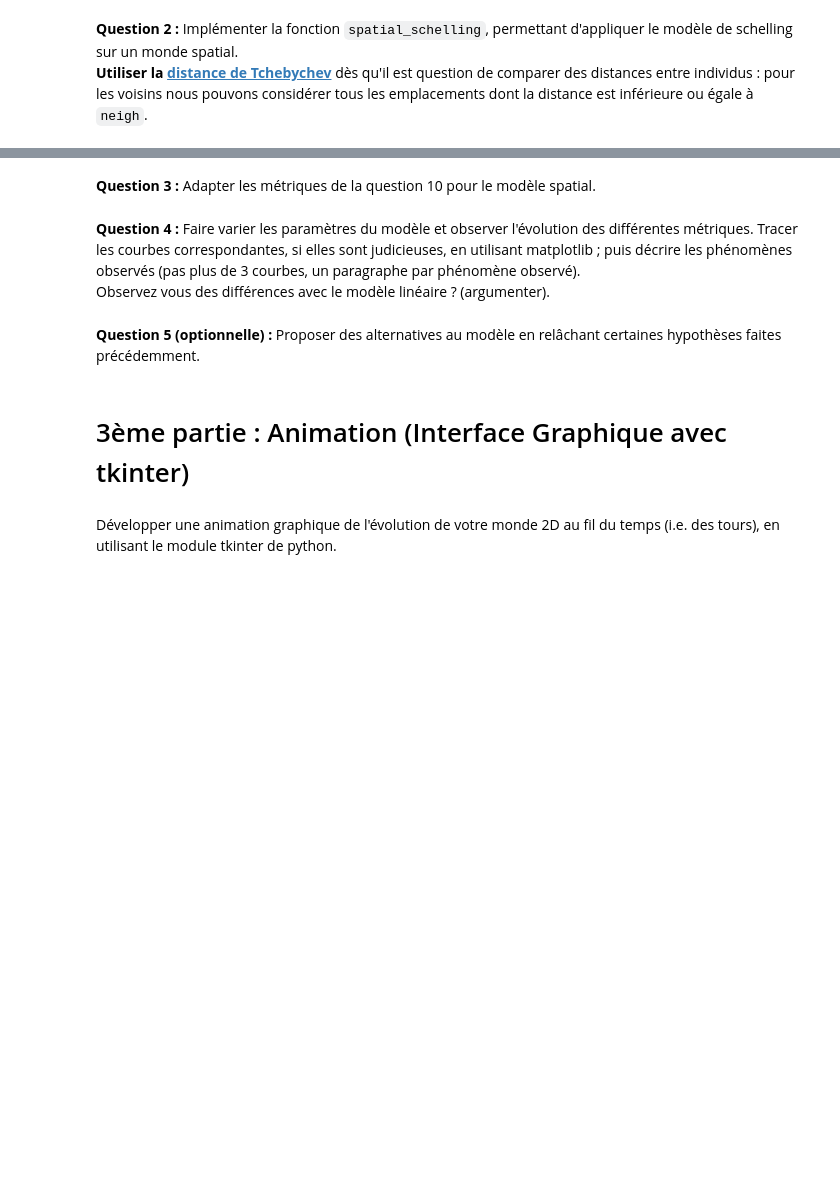
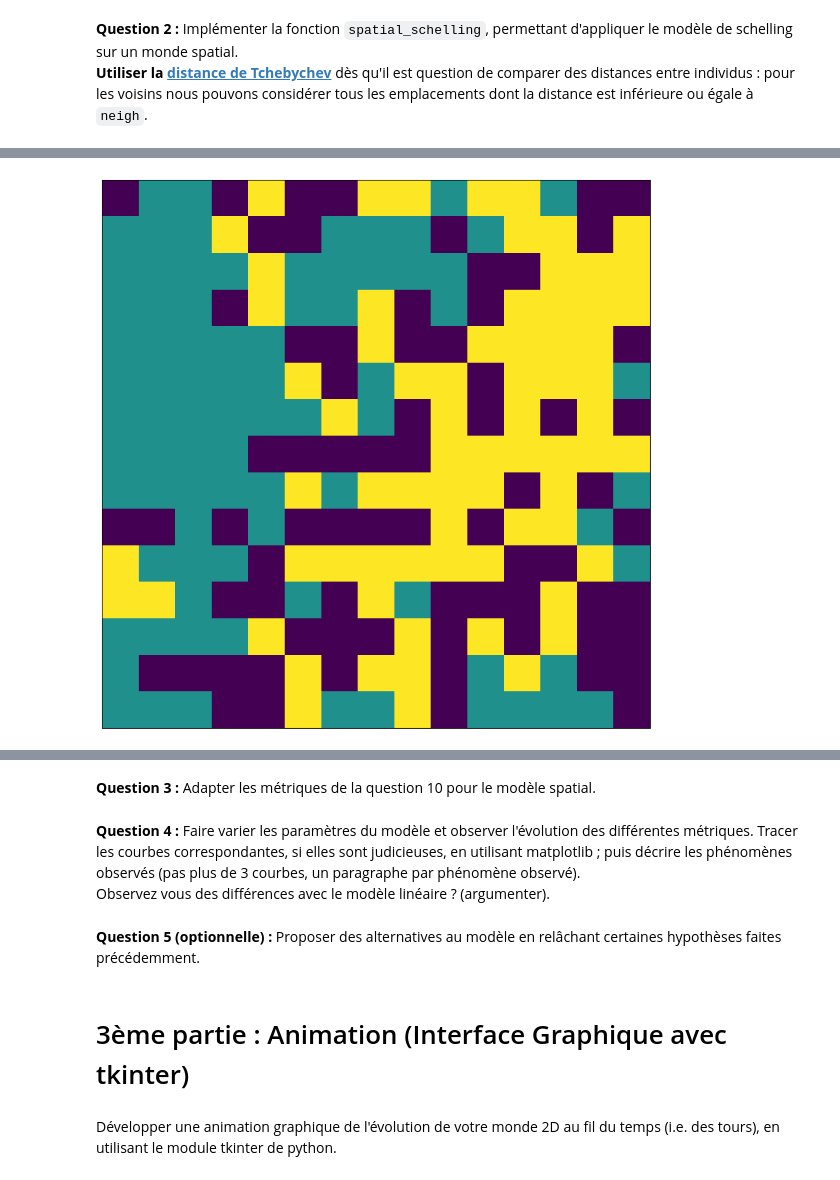
Before and after one commit to Paradise-Dami/Cours-Sorbonne-Imad, a Jupyter notebook: are dynamique/Schelling.ipynb, the cells around one changed output, grey strips where cells are left out. Drawn from its saved outputs; the diff is of its cells as text; code cells hidden in the pictures; blank space fills up the shorter version.

````diff
--- a/are dynamique/Schelling.ipynb
+++ b/are dynamique/Schelling.ipynb
@@ -336,9 +334,9 @@ Il est alors plus aisé d’introduire des localisations non occupées. Dans ce
 # %%
 # Paramètres du modèle Schelling (à modifier, ne pas oublier de réexécuter la cellule)
 neigh = 1       # Taille du voisinage
-threshold = 0.5 # Seuil de satisfaction
-max_iter = 5    # Nombre de tours
-n,m = 7,7       # Taille du monde (n,m)
+threshold = 0.70 # Seuil de satisfaction
+max_iter = 12    # Nombre de tours
+n,m = 15,15       # Taille du monde (n,m)
 # %% [markdown]
 **Question 1** : Implanter la fonction ```generate_spatial_world``` permettant de générer des mondes spatiaux aléatoirement (de même : s'interroger sur les paramètres nécessaires). Utiliser ```numpy.array```.
 *Indice* : Pour un emplacement innocupé, nous pouvons créer un nouveau type.
@@ -347,6 +345,6 @@ import numpy as np
 
 def generate_spacial_world(n,m):
     return np.array([np.random.randint(-1,2,m) for i in range(n)])
-x=generate_spacial_world(3,3)
+x=generate_spacial_world(n,m)
 x
 # %% [output]
@@ -363,35 +374,34 @@ def spatial_neighborhood(cells,x,y,neigh,indMaisonVide):
         for j in range(len(cells[i])):
             distanceSchelling=max(abs(x-i),abs(y-j))
             if distanceSchelling<=neigh and distanceSchelling!=0 and cells[i][j]!=indMaisonVide:
-                lesvoisis.append(cells[i][j])
+                lesvoisis.append([i,j])
     return lesvoisis
 
 
-def satisfaction_ratio_spatial(cells,x,y,neigh):
-    voisins=spatial_neighborhood(cells,x,y,neigh,-1)
-    individu=cells[x][y]
+def satisfaction_ratio_spatial(cells,x1,y1,neigh,indMaisonVide):
+    voisins=spatial_neighborhood(cells,x1,y1,neigh,indMaisonVide)
+    individu=cells[x1][y1]
     ratioVoisinsMemeType=0
     for i in voisins:
-        if i==individu:
+        x2,y2=i[0],i[1]
+        if individu==cells[x2,y2]:
             ratioVoisinsMemeType+=1
+        elif (individu!=cells[x2,y2]) and (individu!=indMaisonVide):
+            ratioVoisinsMemeType+=-1
+    if ratioVoisinsMemeType==0:
+        return 0
     return ratioVoisinsMemeType/len(voisins)
 
-def is_happy_spatial(cells,x,y,neigh,threshold):
-    tauxSatisfaction=satisfaction_ratio_spatial(cells,x,y,neigh)
+def is_happy_spatial(cells,x,y,neigh,threshold,indMaisonVide):
+    tauxSatisfaction=satisfaction_ratio_spatial(cells,x,y,neigh,indMaisonVide)
     return tauxSatisfaction >= threshold
 
-def print_satisfaction_spatial(cells,x,y,neigh,threshold):
-    listeSatisfaction = []
-    for i in cells:
-        listeSatisfaction.append(is_happy(cells,x,y,neigh,threshold))
-    return listeSatisfaction
+def relocation_spatial(cells,x1,y1,x2,y2):
+    nouveau_cells = np.copy(cells)
+    nouveau_cells[x2][y2]=nouveau_cells[x1][y1]
+    nouveau_cells[x1][y1] = cells[x2][y2]
+    return nouveau_cells
 
-def relocation_spatial(cells,x1,y1,x2,y2,indMaisonVide):
-    nouveau_cells = cells.copy()
-    if nouveau_cells[x2][y2] != indMaisonVide:
-        nouveau_cells[x2][y2]=nouveau_cells[x1][y1]
-        nouveau_cells[x1][y1] = cells[x2][y2]
-    return nouveau_cells
 
 def nearest_satisfying_spatial(cells,x,y,neigh,indMaisonVide,threshold):
     localisationsPossibles = []
@@ -402,16 +412,37 @@ def nearest_satisfying_spatial(cells,x,y,neigh,indMaisonVide,threshold):
 
             if (x!=i and y!=j):
 
-                nouveau_cells=relocation_spatial(cells,x,y,i,j,indMaisonVide)
-                if is_happy_spatial(nouveau_cells,i,j,neigh,threshold):
+                nouveau_cells=relocation_spatial(cells,x,y,i,j)
+                if not is_happy_spatial(nouveau_cells,i,j,neigh,threshold,indMaisonVide):
                     localisationsPossibles.append([i,j])
-    distanceMin=max(abs(localisationsPossibles[0][0]-x),abs(localisationsPossibles[0][1]-y))
+        if localisationsPossibles != []:
+            distanceMin=max(abs(localisationsPossibles[0][0]-x),abs(localisationsPossibles[0][1]-y))
+        else:
+            return [x,y]
     satisfaisantsPlusProches=[]
-    for i in range(len(localisationsPossibles)):
-        for j in range(len(localisationsPossibles[i])):
-            if max(abs(x-i),abs(y-j)) <= distanceMin:
-                satisfaisantsPlusProches.append([i,j])
+    for k in range(len(localisationsPossibles)):
+        for f in range(len(localisationsPossibles[k])):
+            if max(abs(x-localisationsPossibles[k][f]),abs(y-localisationsPossibles[k][f])) <= distanceMin:
+                satisfaisantsPlusProches.append(localisationsPossibles[k])
     return satisfaisantsPlusProches[-1:][0]
 
-print(nearest_satisfying_spatial(x,0,1,neigh,-1,threshold))
+
+def spatial_schelling(cells,neigh,indMaisonVide,threshold,max_iter):
+    nouveau_cells=np.copy(cells)
+    for k in range(max_iter):
+        ancien_cells=np.copy(nouveau_cells)
+        for i in range(len(cells)):
+                for j in range(len(cells[i])):
+                    if not is_happy_spatial(nouveau_cells, i,j, neigh, threshold,indMaisonVide):
+                        nouvelle_position=nearest_satisfying_spatial(cells,i,j,neigh,indMaisonVide,threshold)
+                        x,y=nouvelle_position[0],nouvelle_position[1]
+                        nouveau_cells=relocation_spatial(nouveau_cells,i,j,x,y)
+                        #print(nouveau_cells)
+    return nouveau_cells
+
+
+#print(nearest_satisfying_spatial(x,0,1,neigh,-1,threshold))
+a=spatial_schelling(x,neigh,-1,threshold,max_iter+70)
+a,a==x
+plot_world(a),plot_world(x)
 # %% [output]
@@ -418,0 +449 @@ print(nearest_satisfying_spatial(x,0,1,neigh,-1,threshold))
+[figure, added]
````
Also changed, not shown: parts of 4 cells of this notebook.
